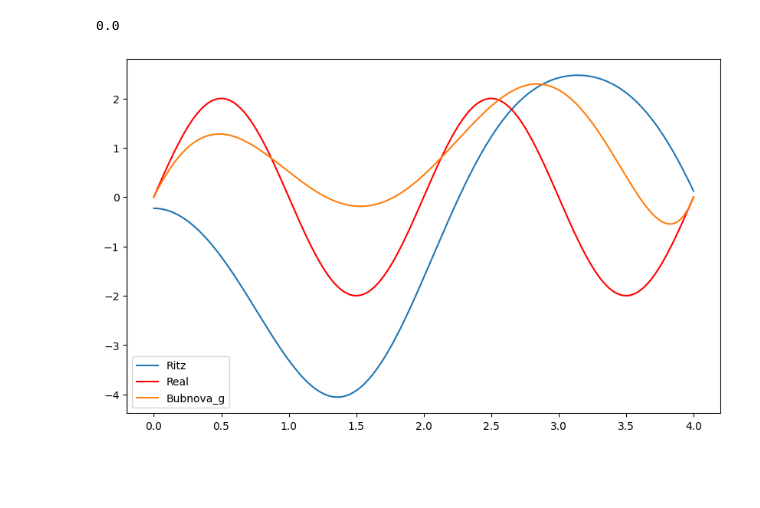
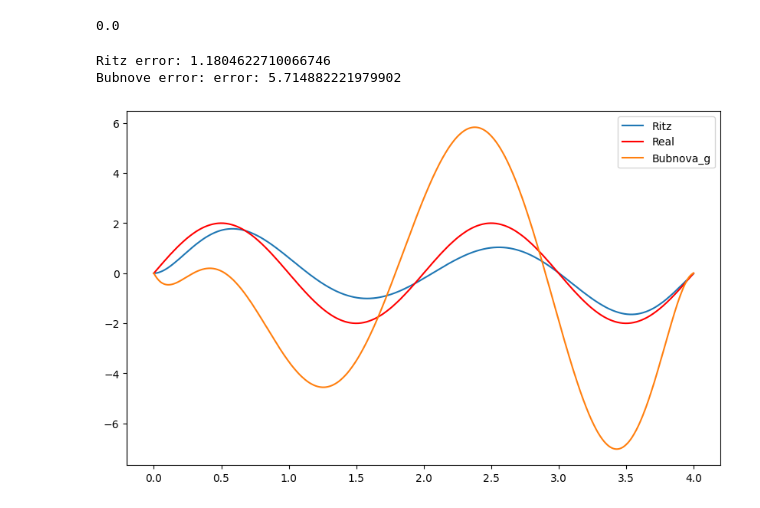
Before and after one commit to KyrylOTheRylo/homeworks_python, a Jupyter notebook: anlysis_labs_ryzh/Untitled.ipynb, the cells around one changed output. Saved outputs shown, nothing was run; the diff lists cells and outputs as text; code cells hidden in the pictures; blank space fills up the shorter version.

Commit message:
Fixed basis vectors for ritz and bubnova and implemented error calculation

```diff
--- a/anlysis_labs_ryzh/Untitled.ipynb
+++ b/anlysis_labs_ryzh/Untitled.ipynb
@@ -33,7 +33,7 @@ def p(x, p1 = 1,p2 = np.pi,p3 = 0):
 # %% [markdown]
 ![image.png](attachment:image.png)
 # %%
-m = 4
+m = 6
 def basis1(x, m =4,a =0 ,b =1):
     return np.array([(x)**i*(1-x)**i for i in range(m)])
 # %%
@@ -83,15 +94,15 @@ B2
 # %%
 def W_basis1(x,m=4,a=0,b=4):
     result = [(x-a)**2*(x-A2), (x-B2)*(b-x)**2]
-    result.extend([((x-a)**(2))*(x-A2)**i for i in range(2,m)])
+    result.extend([((x-a)**(2))*(b-x)**i for i in range(2,m)])
 
     return np.array(result)
 # %%
 def W_basis(x,m=4,a=0,b=4):
     #result = [(x-a)**2*(x-A2), (x-B2)*(b-x)**2]
     result = []
-    result.extend([np.cos(i*x) for i in range(m)])
-
+    #result.extend([np.cos(i*x) for i in range(m)])
+    result.extend([((x-a)**(2))*(b-x)**i for i in range(m)])
     return np.array(result)
 def ph1_dot_phi2_corr(k, q, a, b, alpha1, alpha2,m,basis, n = 1000):
 
@@ -124,7 +135,7 @@ def f_dot_phij_corr(f, mu1, mu2,a,b,m,basis, n = 1000):
     return result
 
 
-def ph1_dot_phi2_corr_bub(k, q, a, b, alpha1, alpha2,m,basis, n = 1000):
+def ph1_dot_phi2_corr_bub(k, q,p, a, b, alpha1, alpha2,m,basis, n = 1000):
 
     step = (b-a)/(n-1)
     result = np.zeros((m**2, 1))
@@ -136,7 +147,7 @@ def ph1_dot_phi2_corr_bub(k, q, a, b, alpha1, alpha2,m,basis, n = 1000):
             sumij = 0
             for l in range(n):
 
-                sumij += (-dkphi(l*step + a) +basis(l*step +a,m,a, b)[i] ) * basis(l*step +a,m,a, b)[j] *step
+                sumij += (-dkphi(l*step + a) + +basis(l*step +a,m,a, b)[i] ) * basis(l*step +a,m,a, b)[j] *step
 
             result[i*m+j] = sumij
     return result.reshape((m,m))
@@ -154,23 +165,31 @@ def f_dot_phij_corr_bub(f, mu1, mu2,a,b,m,basis, n = 1000):
     return result
 # %%
 def draw(k, q,f, mu1, mu2,a,b, alpha1, alpha2,m,basis, n = 10000):
-
+    #RITZ
     #right = f_dot_phij_corr(lambda x: rhs(x) - A1*x - B1, mu1, mu2,a,b,m,W_basis, n )
     right = f_dot_phij_corr(lambda x: rhs(x) , mu1, mu2,a,b,m,W_basis, n )
     left =ph1_dot_phi2_corr(k,q, a, b, alpha1, alpha2, m,W_basis, n )
     answ = np.linalg.solve(left,right)
 
-    right2 = f_dot_phij_corr_bub(lambda x: rhs(x) - A1*x - B1 , mu1, mu2,a,b,m,W_basis1, n )
-    left2 =ph1_dot_phi2_corr_bub(k,q, a, b, alpha1, alpha2, m, W_basis1, n )
+
+    right2 = f_dot_phij_corr_bub(lambda x: rhs2(x) - A1*x - B1 , mu12, mu22,a,b,m,W_basis1, n )
+    left2 =ph1_dot_phi2_corr_bub(k,q,p, a, b, alpha1, alpha2, m, W_basis1, n )
     answ2 = np.linalg.solve(left2,right2)
-
-
-
 
     X = np.linspace(a,b,1001)
     #Y = [(answ.reshape((1,-1)) @ W_basis(x,m)).reshape((1,-1))[0] + A1*x + B1  for x in X]
     Y = [(answ.reshape((1,-1)) @ W_basis(x,m)).reshape((1,-1))[0]   for x in X]
     Y2 = [(answ2.reshape((1,-1)) @ W_basis1(x,m)).reshape((1,-1))[0] + A1*x + B1  for x in X]
+
+    n = 1001
+    step = (b-a)/n
+    err_ritz = np.sqrt(np.sum(np.array([(Y[l]-np.array([real(x) for x in X])[l])**2*step for l in range(n)])))
+    print(f"Ritz error: {err_ritz}")
+
+    err_bub = np.sqrt(np.sum(np.array([(Y2[l]-np.array([real(x) for x in X])[l])**2*step for l in range(n)])))
+    print(f"Bubnove error: error: {err_bub}")
+
+
     #plt.plot(X, Y,X ,np.array([real(x) for x in X]),  X, Y2)
     plt.figure(figsize=(10, 6))
 
@@ -184,6 +203,8 @@ def draw(k, q,f, mu1, mu2,a,b, alpha1, alpha2,m,basis, n = 10000):
     # Display the plot
     plt.show()
 # %%
-draw(k,q,rhs,mu1,mu2,a,b,alpha1, alpha2, 5, W_basis, 1000)
+draw(k,q,rhs,mu1,mu2,a,b,alpha1, alpha2,6, W_basis, 1000)
 # %% [output]
+Ritz error: 1.1804622710066746
+Bubnove error: error: 5.714882221979902
-[figure, old version]
+[figure, new version]
```
Also changed, not shown: parts of 1 cell of this notebook.
